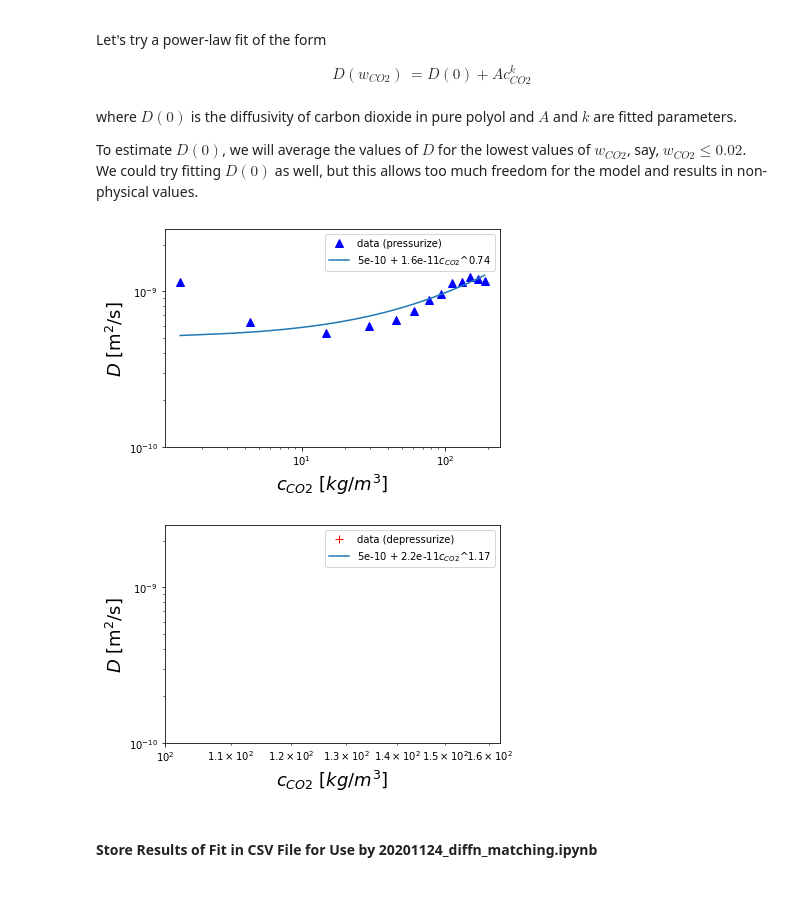
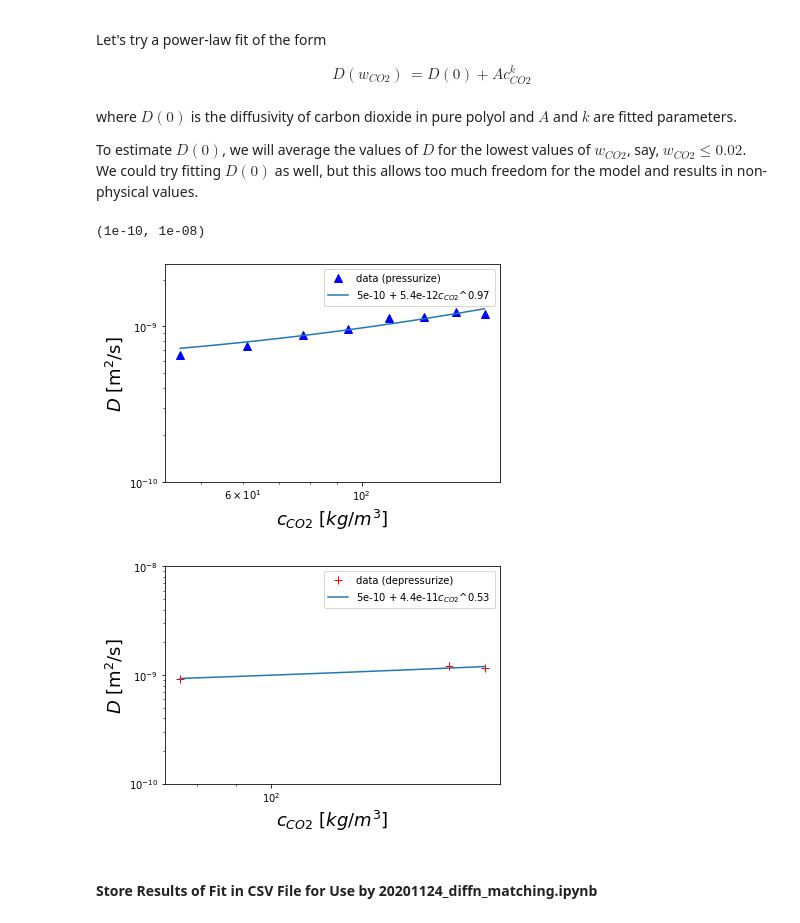
Before and after one commit to andylitalo/g-adsa, a Jupyter notebook: notebooks/3k2f_D_vs_rho_co2.ipynb, the cells around one changed output. Drawn from its saved outputs; the diff is of its cells as text; code cells hidden in the pictures; blank space fills up the shorter version.

```diff
--- a/notebooks/3k2f_D_vs_rho_co2.ipynb
+++ b/notebooks/3k2f_D_vs_rho_co2.ipynb
@@ -19,9 +19,9 @@ from importlib import reload
 reload(polyco2)
 
 # file of polyol data from G-ADSA
-polyol_data_file = '../../g-adsa_results/3k2f_31c.csv'
+polyol_data_file = '../output/3k2f_31c.csv'
 # file of CO2 density
-eos_co2_file = '../input/eos_co2_22-0C.csv'
+eos_co2_file = '../input/eos/eos_co2_30-0C.csv'
 
 # plot parameters
 a_fs = 18
@@ -174,7 +176,7 @@ To estimate $D(0)$, we will average the values of $D$ for the lowest values of $
 from scipy.optimize import least_squares
 
 def D_co2(params, c_co2, D0):
-    """Model for the diffusivity of CO2 in polyol: D(c_co2) = D0 + A*c_co2**k. """
+    """Model for the diffusivity of CO2 in polyol: D(c_co2) = D0 + A*c_co2**k."""
     A, k = params
     return D0 + A*c_co2**k
 
@@ -196,39 +198,46 @@ def fit_D(c_co2, D, D0, params0, label, marker='^', color='b'):
     fig = plt.figure()
     ax = fig.add_subplot(111)
     ax.plot(c_co2, D, color+marker, ms=8, label='data ({0:s})'.format(label))
     ax.plot(c_co2_fit, D_fit, label='{0:.2g} + {1:.2g}'.format(D0, A) + r'$c_{CO2}$^' + '{0:.2f}'.format(k))
     ax.set_xscale('log')
     ax.set_yscale('log')
     ax.set_ylim([1E-10, 0.25E-8])
     ax.set_xlabel(r'$c_{CO2}~[kg/m^3]$', fontsize=a_fs)
     ax.set_ylabel(r'$D$ [m$^2$/s]', fontsize=a_fs)
     ax.legend()
 
     return A, k, ax
 
 
 # estimates the diffusivity a 0 concentration
 D0 = 5E-10 #np.min(np.concatenate((D_arr[:2], np.array([D_arr[-1]]))))/2
 
 # loads data to fit parameters to
 # pressurized data (includes data point at maximum pressure)
 D_p = D_arr[2:i_dp+1]
 c_co2_p = c_co2_arr[2:i_dp+1]
+
+D_p = D_arr[i_start:i_end]
+c_co2_p = c_co2_arr[i_start:i_end]
+
 # proposes initial guesses for parameters
-params0_p = (3E-9, 0.7)
+params0_p = (5.4E-12, 0.7)
 # performs and plots fit
 A_p, k_p, ax_p = fit_D(c_co2_p, D_p, D0, params0_p, 'pressurize')
 
 # repeats for depressurized data
-D_dp = D_arr[i_dp+1:-1]
-c_co2_dp = c_co2_arr[i_dp+1:-1]
+inds_dp = [i for i in range(len(D_arr)) if i >= i_dp-1 and D_arr[i]<2E-9]
+D_dp = D_arr[inds_dp]
+c_co2_dp = c_co2_arr[inds_dp]
 # proposes initial guesses for parameters
-params0_dp = (4E-9, 0.8)
+params0_dp = (4E-12, 1)
 # performs and plots fit
 A_dp, k_dp, ax_dp = fit_D(c_co2_dp, D_dp, D0, params0_dp, 'depressurize', marker='+', color='r')
+ax_dp.set_ylim([1E-10, 1E-8])
 # %% [output]
+(1e-10, 1e-08)
-[figure, old version]
+[figure, new version]
-[figure, old version]
+[figure, new version]
 # %% [markdown]
 #### Store Results of Fit in CSV File for Use by 20201124_diffn_matching.ipynb
 # %%
```
Also changed, not shown: parts of 4 cells of this notebook, 5 other files.
